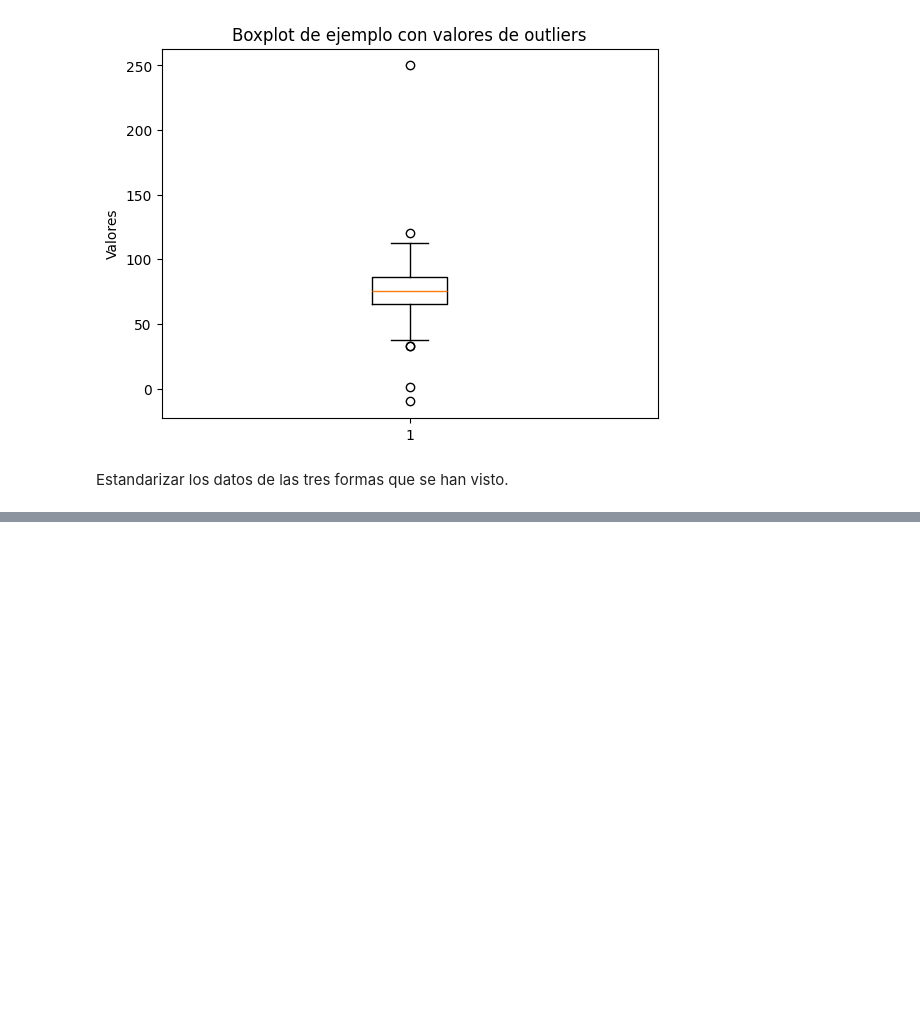
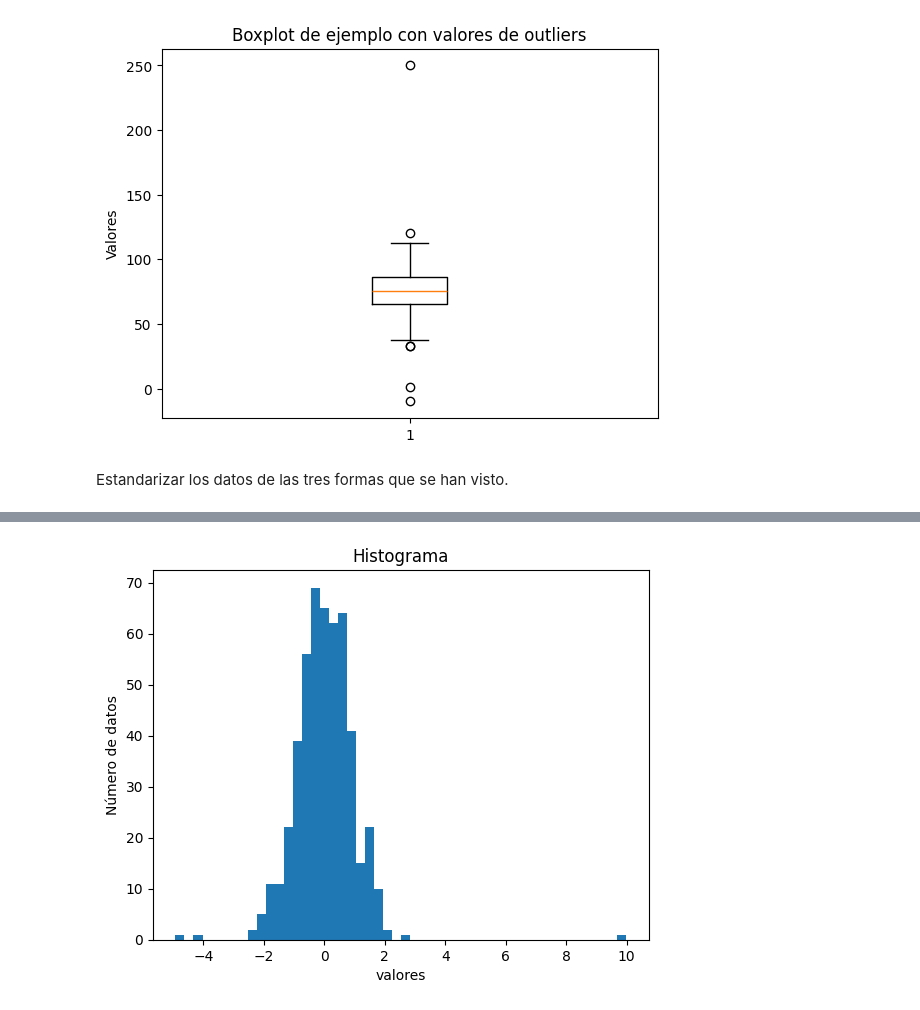
Before and after one commit to Paez11/AI_BigData, a Jupyter notebook: SAA/Preprocesamiento/Práctica_Preprocesamiento.ipynb, the cells around one changed output, grey strips where cells are left out. Drawn from its saved outputs; the diff is of its cells as text; code cells hidden in the pictures; blank space fills up the shorter version.

```diff
--- a/SAA/Preprocesamiento/Práctica_Preprocesamiento.ipynb
+++ b/SAA/Preprocesamiento/Práctica_Preprocesamiento.ipynb
@@ -150,0 +196,8 @@ Estandarizar los datos de las tres formas que se han visto.
+# %%
+plt.hist(data_prep_zscore, 50)
+plt.ylabel('Número de datos')
+plt.xlabel('valores')
+plt.title('Histograma')
+plt.show()
+# %% [output]
+[figure, added]
```
Also changed, not shown: parts of 3 cells of this notebook.
